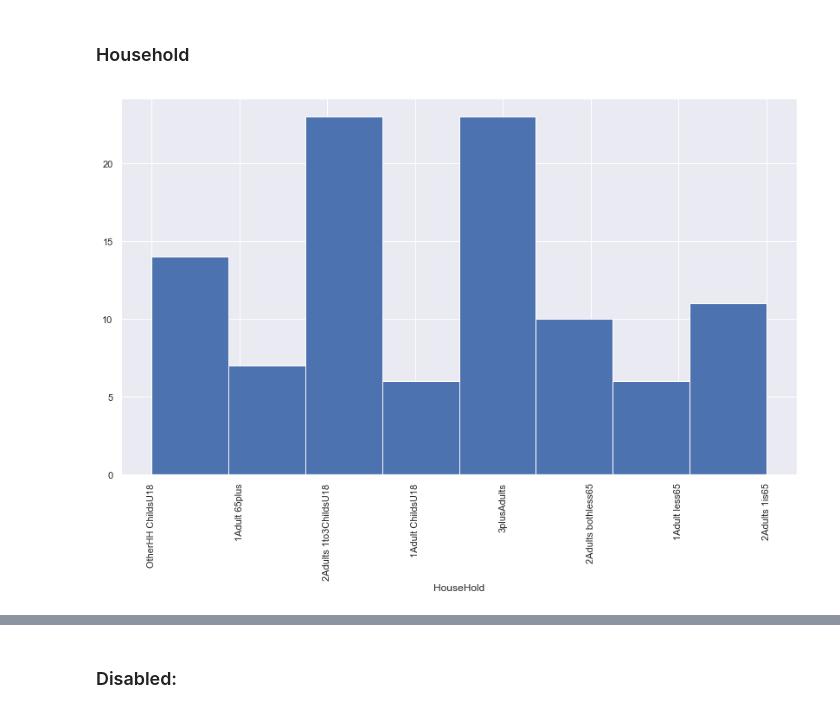
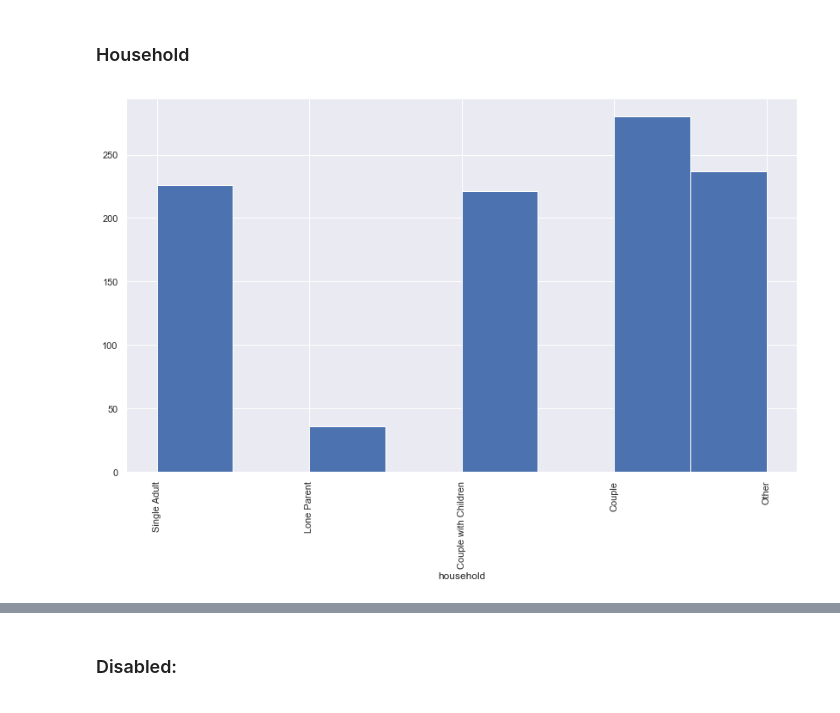
Before and after one commit to fionaoriordan/52465_19_project, a Jupyter notebook: 52465_19_project_dep1.ipynb, the cells around one changed output, grey strips where cells are left out. Saved outputs shown, nothing was run; the diff lists cells and outputs as text; code cells hidden in the pictures.

```diff
--- a/52465_19_project_dep1.ipynb
+++ b/52465_19_project_dep1.ipynb
@@ -71,6 +71,6 @@ import seaborn as sns
 # Adjusting the figure size of seaborn plots in this notebook
 sns.set(rc={'figure.figsize':(10,7)})
 #dataset size
-samplesize = 100
+samplesize = 1000
 # %% [markdown]
 ### Household
@@ -91,12 +77,17 @@ HouseHold = np.random.choice(hharr, samplesize, p=[0.045, 0.055,0.09,0.114,0.158
+# %%
+# hharr household composition array
+# taken from https://www.tasc.ie/assets/files/pdf/the_distribution_of_wealth_in_ireland_final.pdf
+hharr = ["Single Adult", "Couple", "Couple with Children", "Lone Parent", "Other"]
+household = np.random.choice(hharr, samplesize, p=[0.226,0.28,0.21,0.044, 0.24])
 # %%
 # plot a histogram of array Household distribution.x
 
 
 plt.figure(figsize=(14,8), facecolor='w', edgecolor='k', clear='True')
-plt.hist(HouseHold, bins=8)
-plt.xlabel('HouseHold')
+plt.hist(household, bins=8)
+plt.xlabel('household')
 # Adapted from https://stackoverflow.com/questions/42559206/how-to-rotate-axis-labels-when-using-a-matplotlib-histogram
 plt.xticks(rotation='vertical')
 plt.show()
 # %% [output]
-[figure, old version]
+[figure, new version]
```
Also changed, not shown: parts of 19 cells of this notebook.
